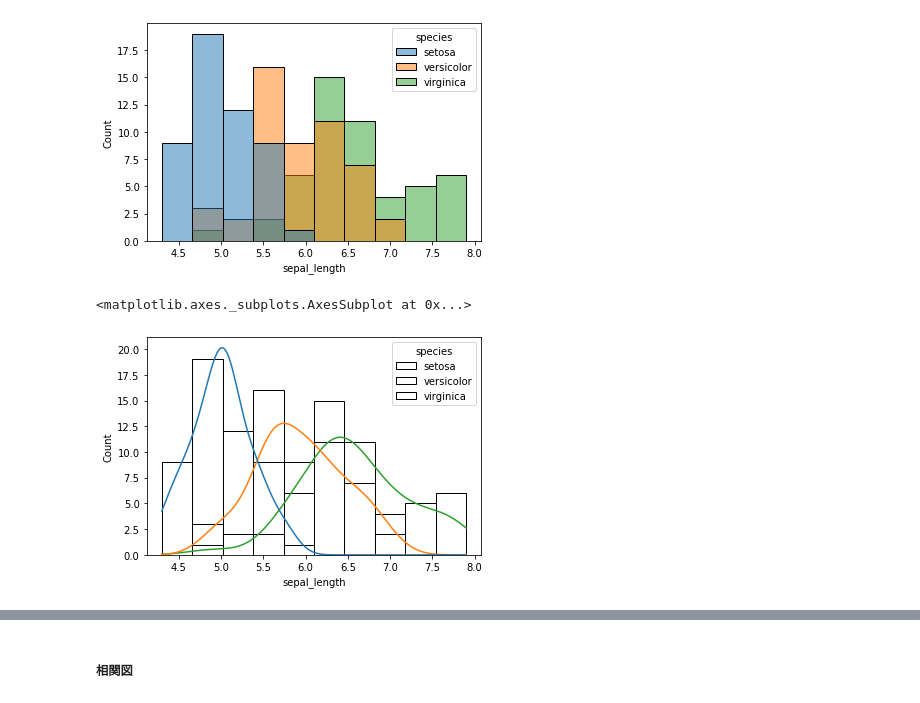
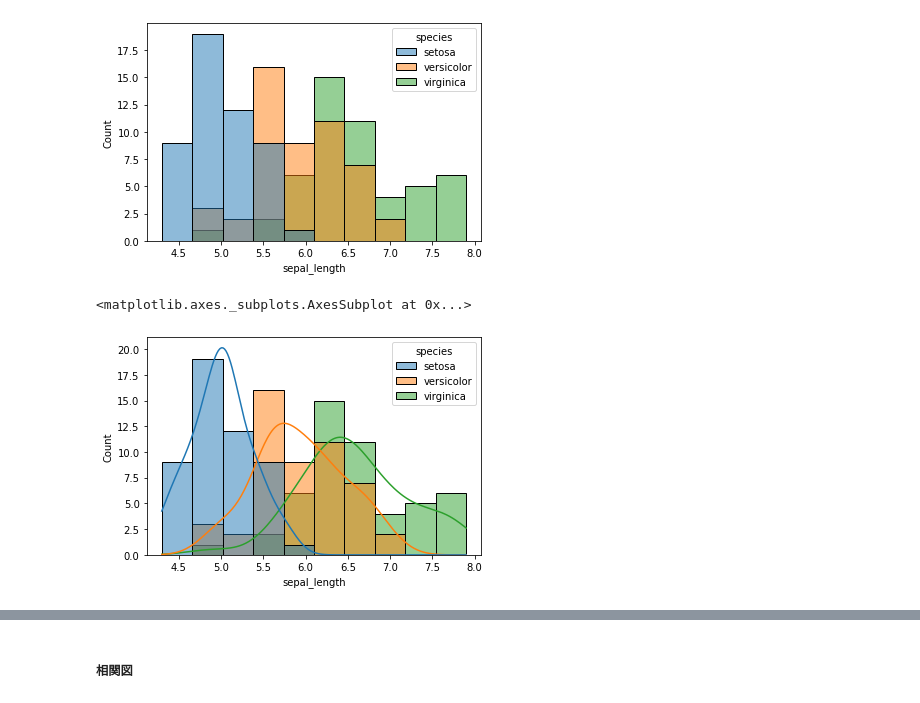
Before and after one commit to MITSUHIRO-KURIKI/seaborn_sample, a Jupyter notebook: seaborn_sample.ipynb, the cells around one changed output, grey strips where cells are left out. Saved outputs shown, nothing was run; the diff lists cells and outputs as text; code cells hidden in the pictures.

```diff
--- a/seaborn_sample.ipynb
+++ b/seaborn_sample.ipynb
@@ -115,7 +210,7 @@ sns.histplot(data=iris, x='sepal_length', hue='species', bins=10, kde=False)
 <matplotlib.axes._subplots.AxesSubplot at 0x...>
 [figure]
 # %%
-sns.histplot(data=iris, x='sepal_length', hue='species', bins=10, alpha=0, kde=True)
+sns.histplot(data=iris, x='sepal_length', hue='species', bins=10, alpha=0.5, kde=True)
 # %% [output]
 <matplotlib.axes._subplots.AxesSubplot at 0x...>
-[figure, old version]
+[figure, new version]
```
Also changed, not shown: parts of 33 cells of this notebook.
